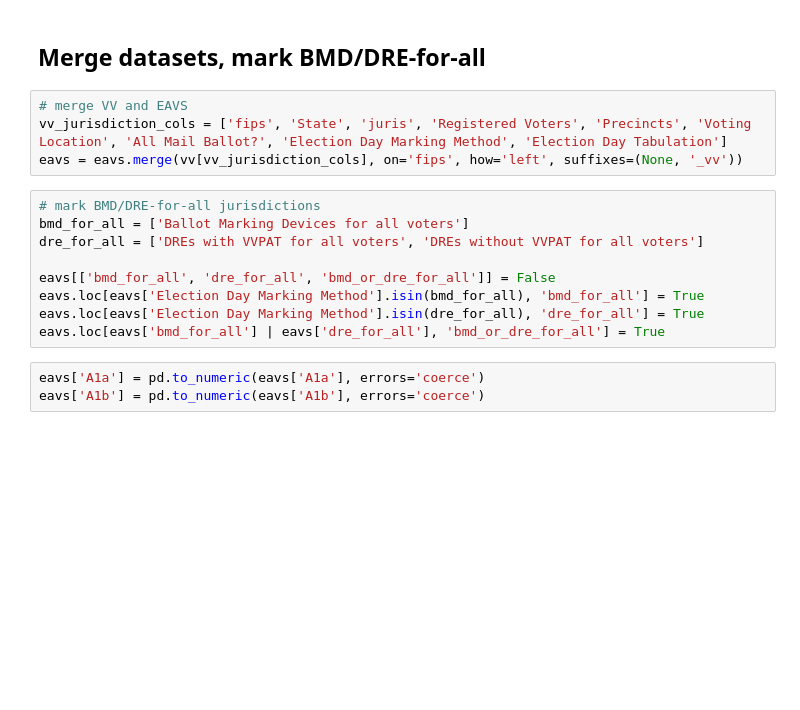
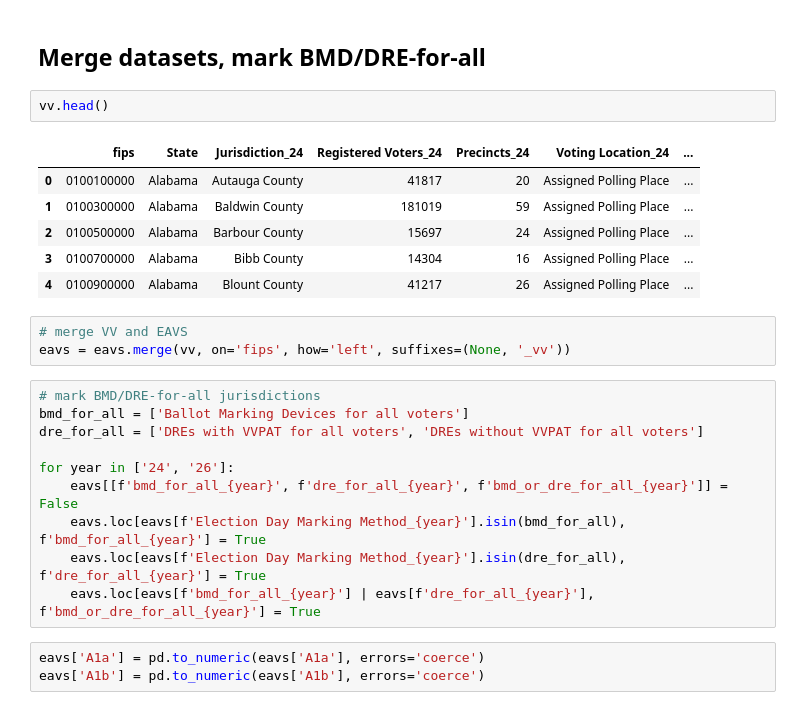
Before and after one commit to Bipartisan-Policy-Center/voting-equipment, a Jupyter notebook: data/merge_eavs_and_vv_data.ipynb, the cells around one changed output. Cells and saved outputs as stored; diff of their text form; blank space fills up the shorter version.

```diff
--- a/data/merge_eavs_and_vv_data.ipynb
+++ b/data/merge_eavs_and_vv_data.ipynb
@@ -96,19 +101,28 @@ for fips in vv[vv['fips'].isin(vv_missing)].drop_duplicates('fips')['fips']:
     eavs.loc[eavs['fips'].str.contains(fips[:-2]), 'fips'] = fips
 # %% [markdown]
 ## Merge datasets, mark BMD/DRE-for-all
+# %%
+vv.head()
+# %% [output]
+|  | fips | State | Jurisdiction_24 | Registered Voters_24 | Precincts_24 | Voting Location_24 | ... |
+| 0 | 0100100000 | Alabama | Autauga County | 41817 | 20 | Assigned Polling Place | ... |
+| 1 | 0100300000 | Alabama | Baldwin County | 181019 | 59 | Assigned Polling Place | ... |
+| 2 | 0100500000 | Alabama | Barbour County | 15697 | 24 | Assigned Polling Place | ... |
+| 3 | 0100700000 | Alabama | Bibb County | 14304 | 16 | Assigned Polling Place | ... |
+| 4 | 0100900000 | Alabama | Blount County | 41217 | 26 | Assigned Polling Place | ... |
 # %%
 # merge VV and EAVS
-vv_jurisdiction_cols = ['fips', 'State', 'juris', 'Registered Voters', 'Precincts', 'Voting Location', 'All Mail Ballot?', 'Election Day Marking Method', 'Election Day Tabulation']
-eavs = eavs.merge(vv[vv_jurisdiction_cols], on='fips', how='left', suffixes=(None, '_vv'))
+eavs = eavs.merge(vv, on='fips', how='left', suffixes=(None, '_vv'))
 # %%
 # mark BMD/DRE-for-all jurisdictions
 bmd_for_all = ['Ballot Marking Devices for all voters']
 dre_for_all = ['DREs with VVPAT for all voters', 'DREs without VVPAT for all voters']
 
-eavs[['bmd_for_all', 'dre_for_all', 'bmd_or_dre_for_all']] = False
-eavs.loc[eavs['Election Day Marking Method'].isin(bmd_for_all), 'bmd_for_all'] = True
-eavs.loc[eavs['Election Day Marking Method'].isin(dre_for_all), 'dre_for_all'] = True
-eavs.loc[eavs['bmd_for_all'] | eavs['dre_for_all'], 'bmd_or_dre_for_all'] = True
+for year in ['24', '26']:
+    eavs[[f'bmd_for_all_{year}', f'dre_for_all_{year}', f'bmd_or_dre_for_all_{year}']] = False
+    eavs.loc[eavs[f'Election Day Marking Method_{year}'].isin(bmd_for_all), f'bmd_for_all_{year}'] = True
+    eavs.loc[eavs[f'Election Day Marking Method_{year}'].isin(dre_for_all), f'dre_for_all_{year}'] = True
+    eavs.loc[eavs[f'bmd_for_all_{year}'] | eavs[f'dre_for_all_{year}'], f'bmd_or_dre_for_all_{year}'] = True
 # %%
 eavs['A1a'] = pd.to_numeric(eavs['A1a'], errors='coerce')
 eavs['A1b'] = pd.to_numeric(eavs['A1b'], errors='coerce')
```
Also changed, not shown: parts of 7 cells of this notebook, 27 other files.
